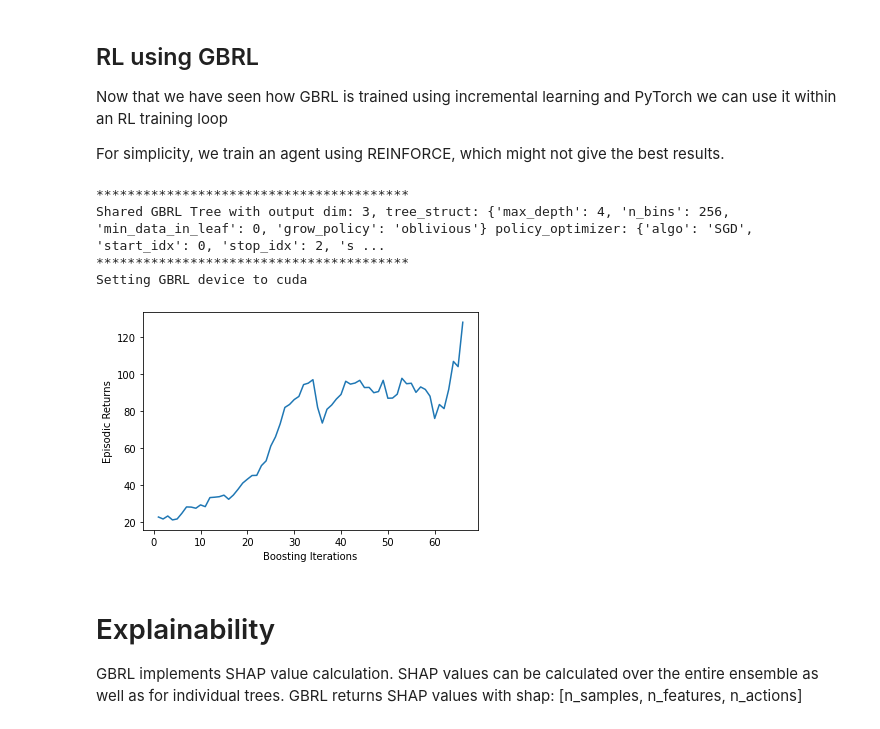
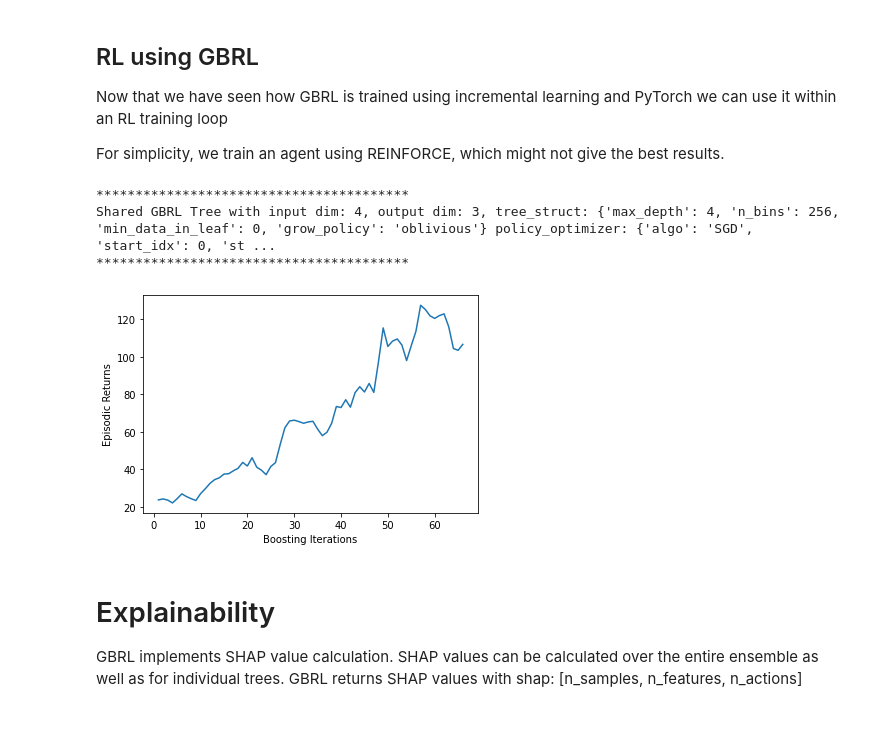
Before and after one commit to NVlabs/gbrl, a Jupyter notebook: tutorial.ipynb, the cells around one changed output. Saved outputs shown, nothing was run; the diff lists cells and outputs as text; code cells hidden in the pictures.

```diff
--- a/tutorial.ipynb
+++ b/tutorial.ipynb
@@ -38,6 +38,7 @@ from gbrl.ac_gbrl import ActorCritic
 X_numpy, y_numpy = datasets.load_diabetes(return_X_y=True, as_frame=False, scaled=False)
 
 out_dim = 1 if len(y_numpy.shape) == 1  else y_numpy.shape[1]
+input_dim = X_numpy.shape[1]
 
 X, y = th.tensor(X_numpy, dtype=th.float32), th.tensor(y_numpy, dtype=th.float32)
 # CUDA is not deterministic
@@ -61,12 +62,12 @@ gbrl_params = {
                 }
 # %%
 # setting up model
-gbrl_model = GBRL(
-                    output_dim=out_dim,
-                    tree_struct=tree_struct,
-                    optimizer=optimizer,
-                    gbrl_params=gbrl_params,
-                    verbose=0,
-                    device=device)
+gbrl_model = GBRL(input_dim=input_dim,
+                  output_dim=out_dim,
+                  tree_struct=tree_struct,
+                  optimizer=optimizer,
+                  gbrl_params=gbrl_params,
+                  verbose=0,
+                  device=device)
 # set GBRL bias
 gbrl_model.set_bias_from_targets(y)
@@ -253,43 +250,42 @@ value_optimizer = { 'algo': 'SGD',
             }
 
 bias = np.zeros(env.action_space.n + 1, dtype=np.single)
-agent = ActorCritic(
+agent = ActorCritic(input_dim=env.observation_space.shape[0],
                     output_dim=env.action_space.n + 1,
                     tree_struct=tree_struct,
                     policy_optimizer=optimizer,
                     value_optimizer=value_optimizer,
                     gbrl_params=gbrl_params,
                     verbose=0,
                     bias=bias,
                     device=device)
 
 update_every = 15
 mean_returns = []
 iterations = []
 rollout_buffer = {'actions': [], 'obs': [], 'returns': []}
 
 for episode in range(1, num_episodes + 1):
     perform_rollout(rollout_buffer, agent, wrapped_env)
     rollout_buffer['returns'].extend(calculate_returns(rollout_buffer['rewards'], gamma))
 
     if episode % update_every == 0:
         returns = th.tensor(rollout_buffer['returns'], device=device)
         actions = th.cat(rollout_buffer['actions']).to(device)
         # input to model can be either a torch tensor or a numpy ndarray
         observations = np.stack(rollout_buffer['obs'])
         reinforce_step(agent, observations, actions, returns)
         rollout_buffer = {'actions': [], 'obs': [], 'returns': []}
 
         mean_returns.append(np.mean(wrapped_env.return_queue))
         iterations.append(agent.get_iteration())
 
 plot_returns(iterations, mean_returns, y_label='Episodic Returns', x_label='Boosting Iterations')
 # %% [output]
 ****************************************
-Shared GBRL Tree with output dim: 3, tree_struct: {'max_depth': 4, 'n_bins': 256, 'min_data_in_leaf': 0, 'grow_policy': 'oblivious'} policy_optimizer: {'algo': 'SGD', 'start_idx': 0, 'stop_idx': 2, 's ...
+Shared GBRL Tree with input dim: 4, output dim: 3, tree_struct: {'max_depth': 4, 'n_bins': 256, 'min_data_in_leaf': 0, 'grow_policy': 'oblivious'} policy_optimizer: {'algo': 'SGD', 'start_idx': 0, 'st ...
 ****************************************
-Setting GBRL device to cuda
-[figure, old version]
+[figure, new version]
 # %% [markdown]
 # Explainability
 GBRL implements SHAP value calculation. SHAP values can be calculated over the entire ensemble as well as for individual trees.
```
Also changed, not shown: parts of 4 cells of this notebook, 8 other files.
